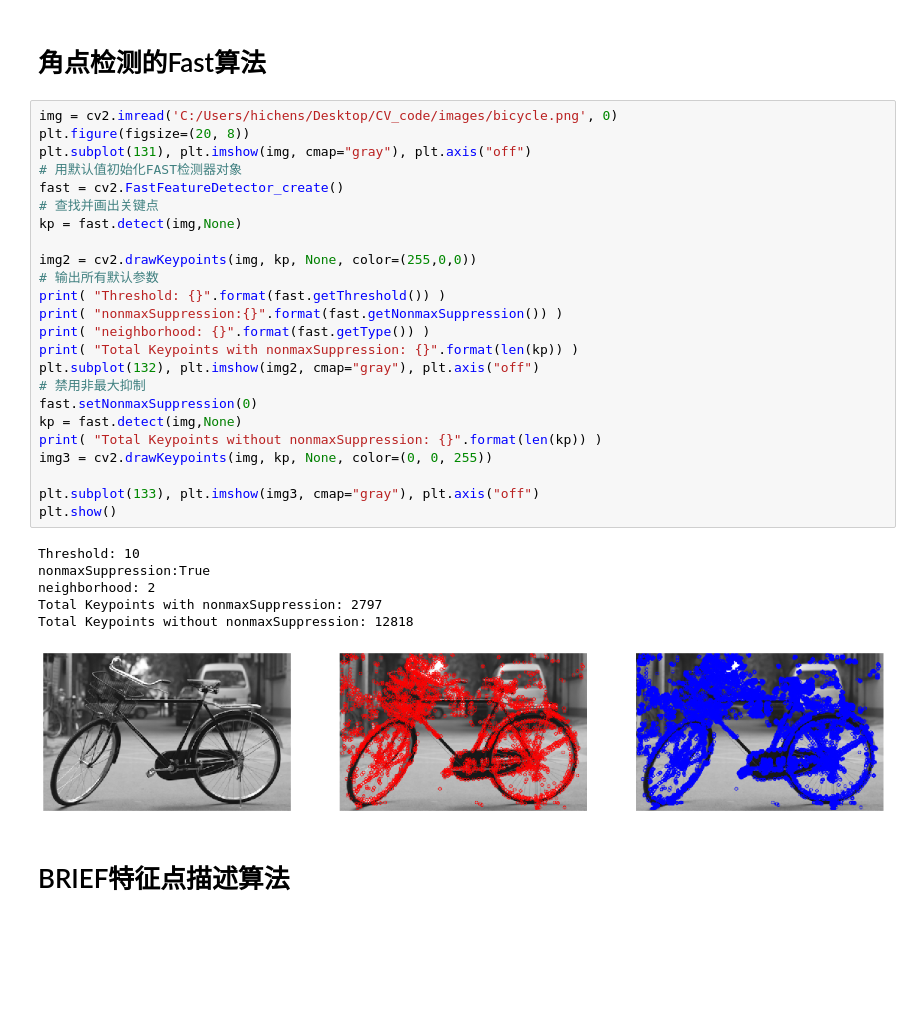
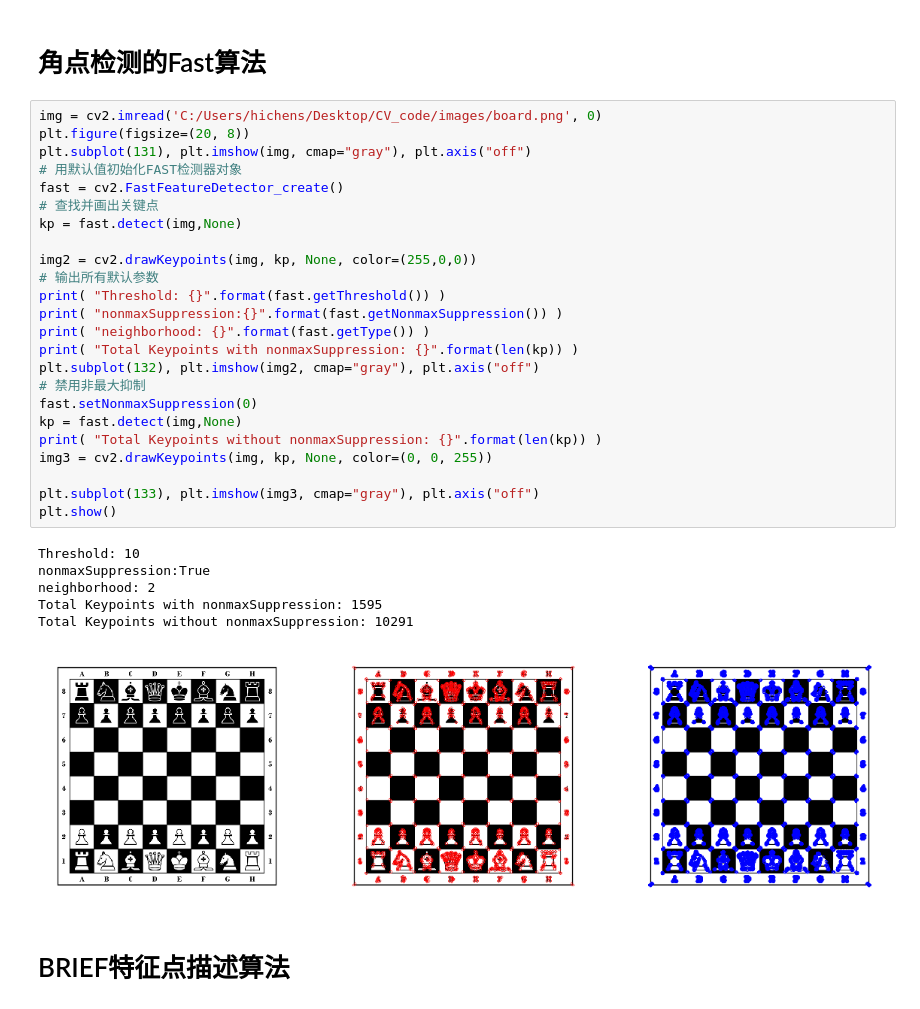
Before and after one commit to hehichens/CV_code, a Jupyter notebook: 6.特征检测和描述符.ipynb, the cells around one changed output. Cells and saved outputs as stored; diff of their text form; blank space fills up the shorter version.

```diff
--- a/6.特征检测和描述符.ipynb
+++ b/6.特征检测和描述符.ipynb
@@ -94,36 +95,36 @@ plt.show()
 # %% [markdown]
 # 角点检测的Fast算法
 # %%
-img = cv2.imread('C:/Users/hichens/Desktop/CV_code/images/bicycle.png', 0)
+img = cv2.imread('C:/Users/hichens/Desktop/CV_code/images/board.png', 0)
 plt.figure(figsize=(20, 8))
 plt.subplot(131), plt.imshow(img, cmap="gray"), plt.axis("off")
 # 用默认值初始化FAST检测器对象
 fast = cv2.FastFeatureDetector_create()
 # 查找并画出关键点
 kp = fast.detect(img,None)
 
 img2 = cv2.drawKeypoints(img, kp, None, color=(255,0,0))
 # 输出所有默认参数
 print( "Threshold: {}".format(fast.getThreshold()) )
 print( "nonmaxSuppression:{}".format(fast.getNonmaxSuppression()) )
 print( "neighborhood: {}".format(fast.getType()) )
 print( "Total Keypoints with nonmaxSuppression: {}".format(len(kp)) )
 plt.subplot(132), plt.imshow(img2, cmap="gray"), plt.axis("off")
 # 禁用非最大抑制
 fast.setNonmaxSuppression(0)
 kp = fast.detect(img,None)
 print( "Total Keypoints without nonmaxSuppression: {}".format(len(kp)) )
 img3 = cv2.drawKeypoints(img, kp, None, color=(0, 0, 255))
 
 plt.subplot(133), plt.imshow(img3, cmap="gray"), plt.axis("off")
 plt.show()
 # %% [output]
 Threshold: 10
 nonmaxSuppression:True
 neighborhood: 2
-Total Keypoints with nonmaxSuppression: 2797
-Total Keypoints without nonmaxSuppression: 12818
+Total Keypoints with nonmaxSuppression: 1595
+Total Keypoints without nonmaxSuppression: 10291
-[figure, old version]
+[figure, new version]
 # %% [markdown]
 # BRIEF特征点描述算法
 # %%
```
Also changed, not shown: parts of 3 cells of this notebook, 1 other file.
